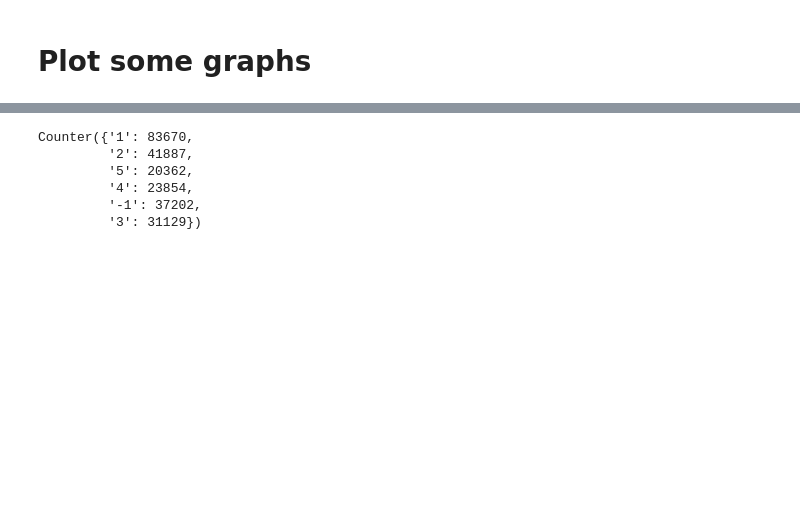
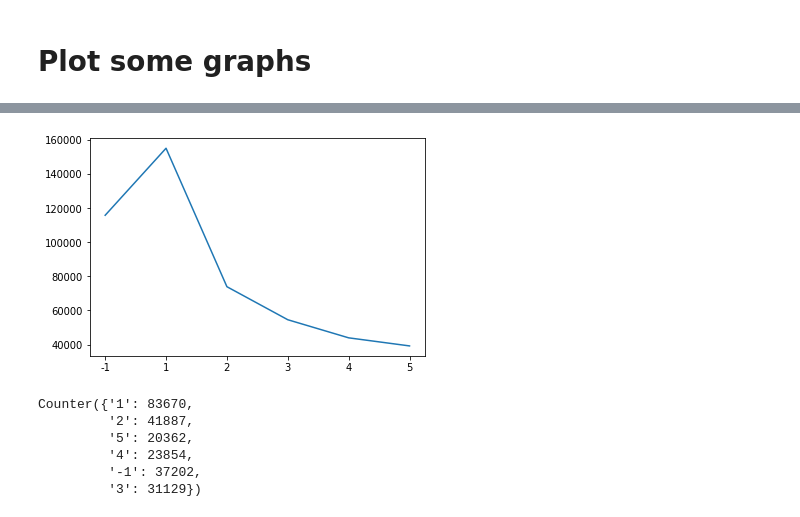
Before and after one commit to jesa7955/context-translation, a Jupyter notebook: notebooks/filter_results.ipynb, the cells around one changed output, grey strips where cells are left out. Cells and saved outputs as stored; diff of their text form; code cells hidden in the pictures; blank space fills up the shorter version.

```diff
--- a/notebooks/filter_results.ipynb
+++ b/notebooks/filter_results.ipynb
@@ -41,3 +184,7 @@ sum([len(doc) for doc in context_pairs.values()])
+# %%
+plot_from_counter(jaen_counter)
+# %% [output]
+[figure, added]
 # %%
 differency = Counter()
 for d_id, doc in context_pairs.items():
```
Also changed, not shown: parts of 35 cells of this notebook, 7 other files.
